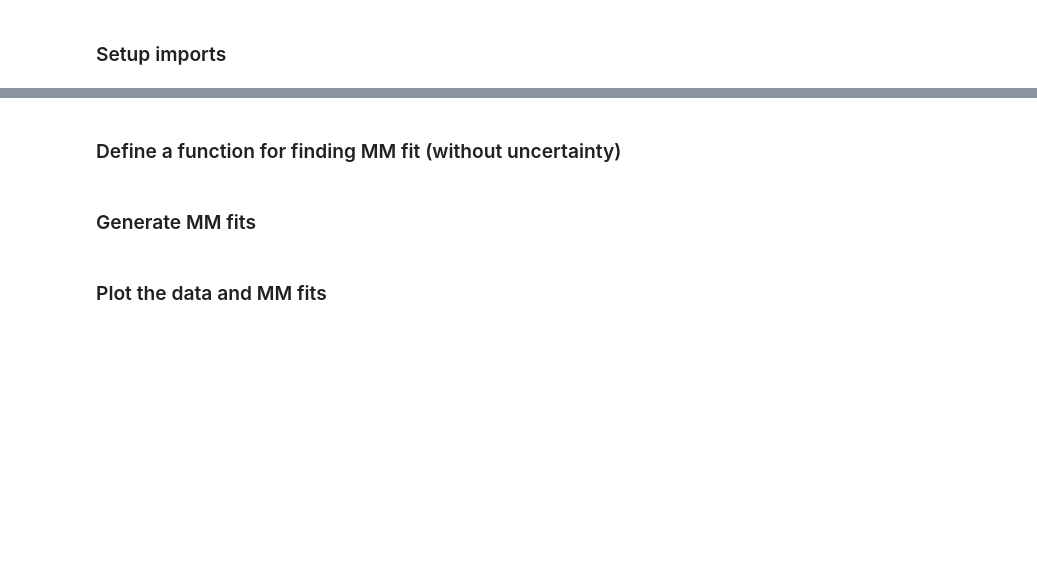
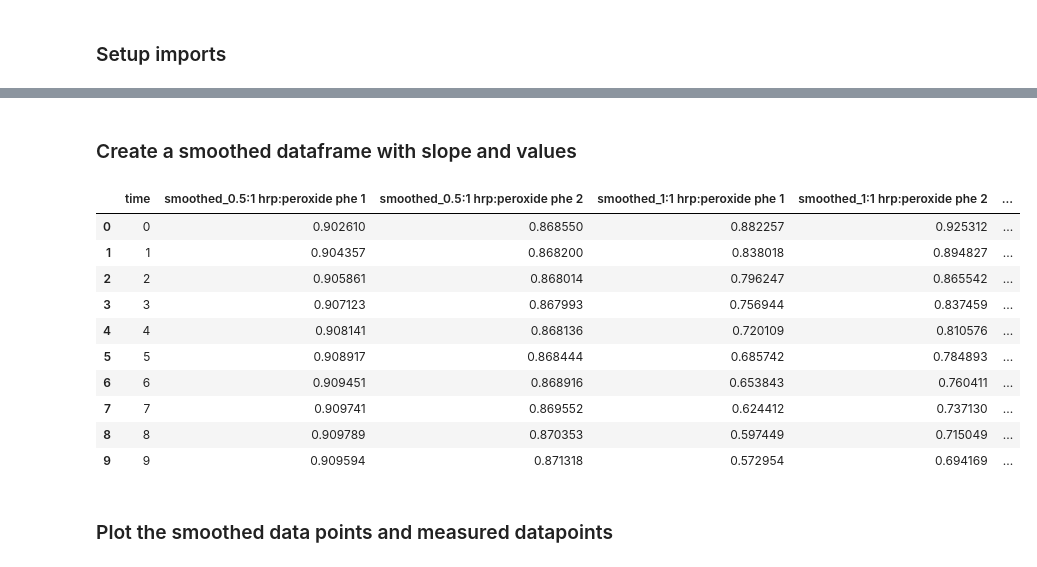
Before and after one commit to UH-MBBE/hrp_modelling, a Jupyter notebook: notebooks/A_mm_fitting.ipynb, the cells around one changed output, grey strips where cells are left out. Drawn from its saved outputs; the diff is of its cells as text; code cells hidden in the pictures; blank space fills up the shorter version.

```diff
--- a/notebooks/A_mm_fitting.ipynb
+++ b/notebooks/A_mm_fitting.ipynb
@@ -14,2 +28,0 @@ phenol_hrp_to_peroxide_ratio_df
-# %% [markdown]
-### Define a function for finding MM fit (without uncertainty)
@@ -41,2 +28,0 @@ def find_mm_fit(df, ratio):
-# %% [markdown]
-### Generate MM fits
@@ -54,3 +29,49 @@ phenol_hrp_to_peroxide_ratio_df
+# %% [markdown]
+### Create a smoothed dataframe with slope and values
+# %%
+# Create new time points from 0 to 90 minutes (1-minute intervals)
+new_time_points = np.arange(0, 91, 1)
+
+# Create an empty DataFrame for the new interpolated and smoothed data
+interpolated_df = pd.DataFrame({'time': new_time_points})
+
+# Produce a linear interpolation of each column
+for col in phenol_hrp_to_peroxide_ratio_df.columns[1:]:
+
+    # first create linear interpolations between measured time points
+    interpolation_func = interp1d(
+        phenol_hrp_to_peroxide_ratio_df['time'],
+        phenol_hrp_to_peroxide_ratio_df[col],
+        kind='linear',
+        fill_value="extrapolate"
+    )
+    interpolated_values = interpolation_func(new_time_points)
+    interpolated_df[col] = interpolated_values
+
+# Apply the Savitzky-Golay filter to smooth the interpolated data
+smoothed_df = pd.DataFrame({'time': new_time_points})
+
+# Define the window length and polynomial order
+window_length = 25  # Should be odd and larger for smoother curves
+poly_order = 2
+
+for col in interpolated_df.columns[1:]:
+    smoothed_values = savgol_filter(interpolated_df[col], window_length, poly_order)
+    smoothed_df[f'smoothed_{col}'] = smoothed_values
+
+smoothed_df.head(10)
+# %% [output]
+|  | time | smoothed_0.5:1 hrp:peroxide phe 1 | smoothed_0.5:1 hrp:peroxide phe 2 | smoothed_1:1 hrp:peroxide phe 1 | smoothed_1:1 hrp:peroxide phe 2 | ... |
+| 0 | 0 | 0.902610 | 0.868550 | 0.882257 | 0.925312 | ... |
+| 1 | 1 | 0.904357 | 0.868200 | 0.838018 | 0.894827 | ... |
+| 2 | 2 | 0.905861 | 0.868014 | 0.796247 | 0.865542 | ... |
+| 3 | 3 | 0.907123 | 0.867993 | 0.756944 | 0.837459 | ... |
+| 4 | 4 | 0.908141 | 0.868136 | 0.720109 | 0.810576 | ... |
+| 5 | 5 | 0.908917 | 0.868444 | 0.685742 | 0.784893 | ... |
+| 6 | 6 | 0.909451 | 0.868916 | 0.653843 | 0.760411 | ... |
+| 7 | 7 | 0.909741 | 0.869552 | 0.624412 | 0.737130 | ... |
+| 8 | 8 | 0.909789 | 0.870353 | 0.597449 | 0.715049 | ... |
+| 9 | 9 | 0.909594 | 0.871318 | 0.572954 | 0.694169 | ... |
 # %% [markdown]
-### Plot the data and MM fits
+### Plot the smoothed data points and measured datapoints
 # %%
```
Also changed, not shown: parts of 17 cells of this notebook, 1 other file.
